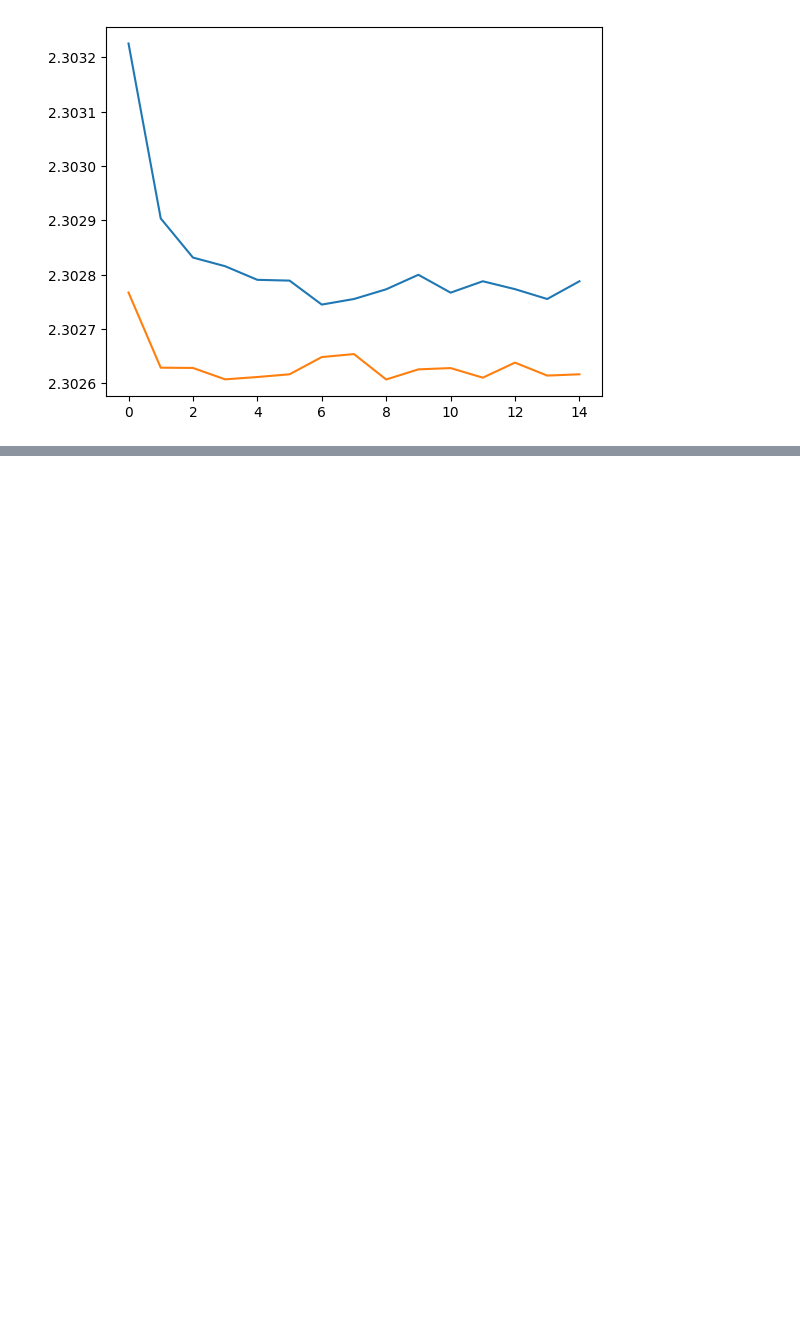
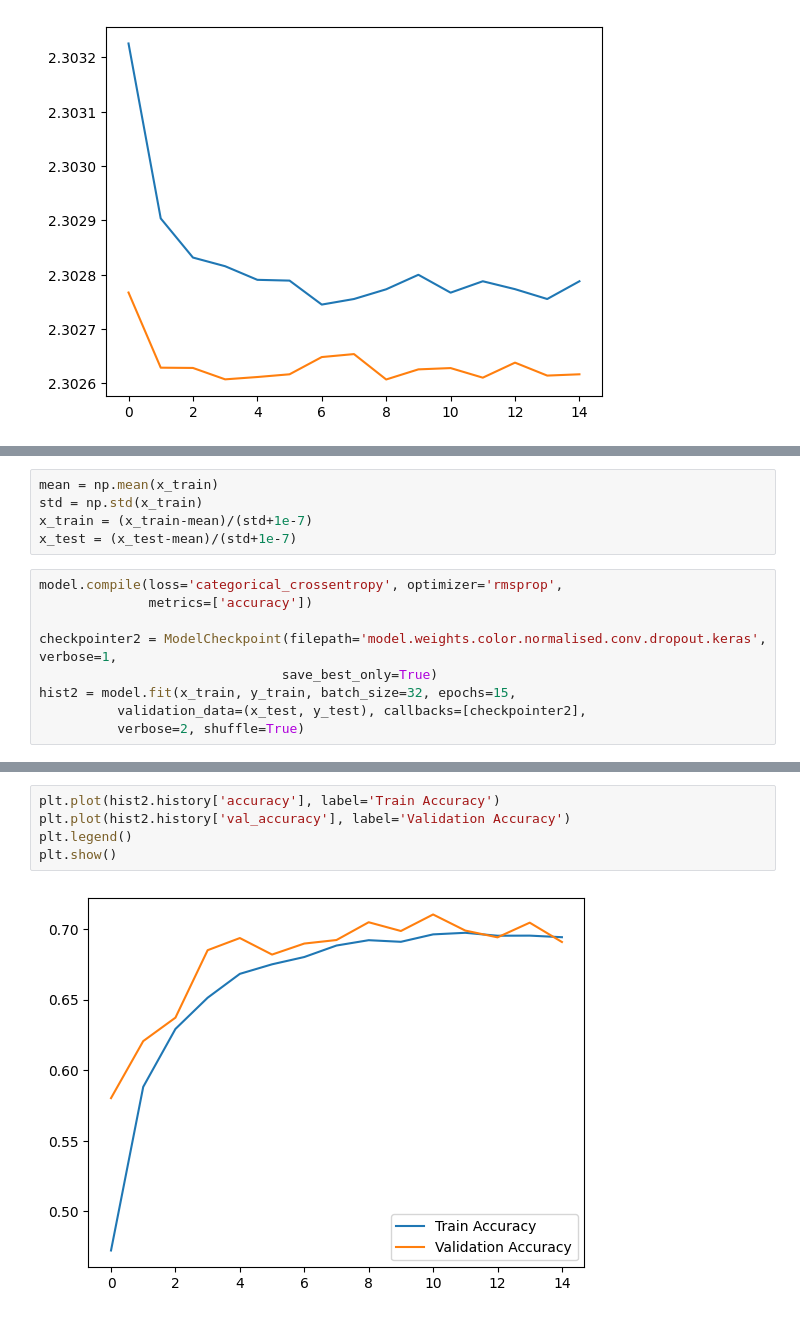
Before and after one commit to BiPaulEr/DeepLearning, a Jupyter notebook: Chap02/cifar10_cnn.ipynb, the cells around one changed output, grey strips where cells are left out. Cells and saved outputs as stored; diff of their text form; blank space fills up the shorter version.

```diff
--- a/Chap02/cifar10_cnn.ipynb
+++ b/Chap02/cifar10_cnn.ipynb
@@ -175,0 +178,14 @@ plt.show()
+# %%
+mean = np.mean(x_train)
+std = np.std(x_train)
+x_train = (x_train-mean)/(std+1e-7)
+x_test = (x_test-mean)/(std+1e-7)
+# %%
+model.compile(loss='categorical_crossentropy', optimizer='rmsprop',
+              metrics=['accuracy'])
+
+checkpointer2 = ModelCheckpoint(filepath='model.weights.color.normalised.conv.dropout.keras', verbose=1,
+                               save_best_only=True)
+hist2 = model.fit(x_train, y_train, batch_size=32, epochs=15,
+          validation_data=(x_test, y_test), callbacks=[checkpointer2],
+          verbose=2, shuffle=True)
@@ -175,0 +219,7 @@ plt.show()
+# %%
+plt.plot(hist2.history['accuracy'], label='Train Accuracy')
+plt.plot(hist2.history['val_accuracy'], label='Validation Accuracy')
+plt.legend()
+plt.show()
+# %% [output]
+[figure, added]
```
Also changed, not shown: parts of 9 cells of this notebook.
